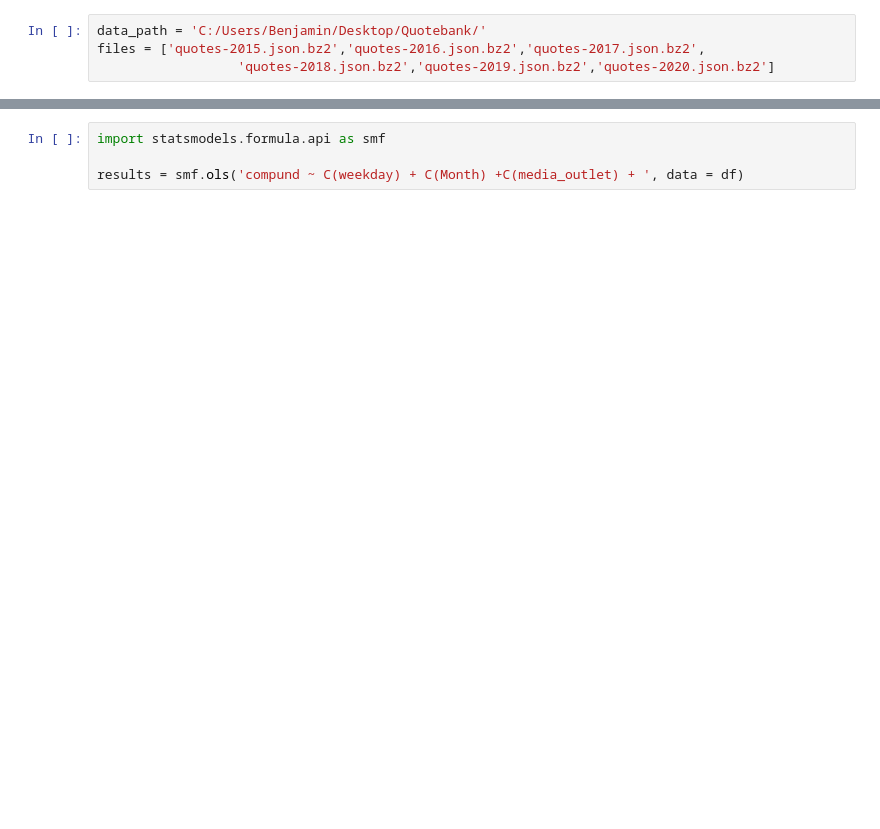
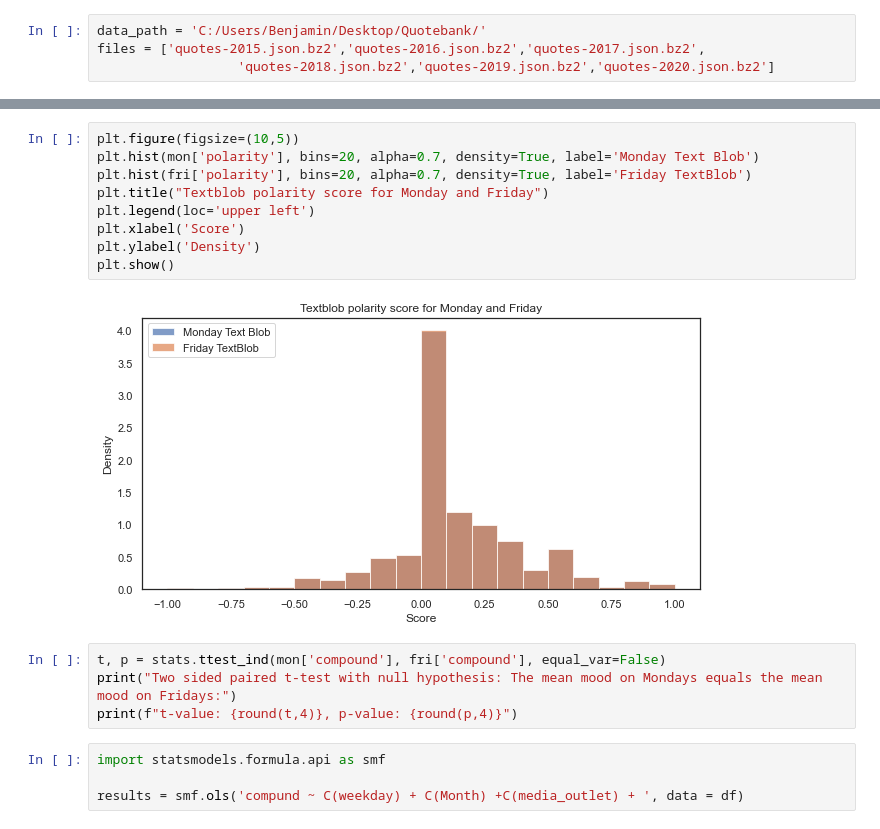
Before and after one commit to epfl-ada/ada-2021-project-gutta-boys, a Jupyter notebook: benjamin.ipynb, the cells around one changed output, grey strips where cells are left out. Saved outputs shown, nothing was run; the diff lists cells and outputs as text; blank space fills up the shorter version.

```diff
--- a/benjamin.ipynb
+++ b/benjamin.ipynb
@@ -84,3 +168,18 @@ TypeError: can only concatenate str (not "int") to str
+# %%
+plt.figure(figsize=(10,5))
+plt.hist(mon['polarity'], bins=20, alpha=0.7, density=True, label='Monday Text Blob')
+plt.hist(fri['polarity'], bins=20, alpha=0.7, density=True, label='Friday TextBlob')
+plt.title("Textblob polarity score for Monday and Friday")
+plt.legend(loc='upper left')
+plt.xlabel('Score')
+plt.ylabel('Density')
+plt.show()
+# %% [output]
+[figure, added]
+# %%
+t, p = stats.ttest_ind(mon['compound'], fri['compound'], equal_var=False)
+print("Two sided paired t-test with null hypothesis: The mean mood on Mondays equals the mean mood on Fridays:")
+print(f"t-value: {round(t,4)}, p-value: {round(p,4)}")
 # %%
 import statsmodels.formula.api as smf
 
```
Also changed, not shown: parts of 12 cells of this notebook.
